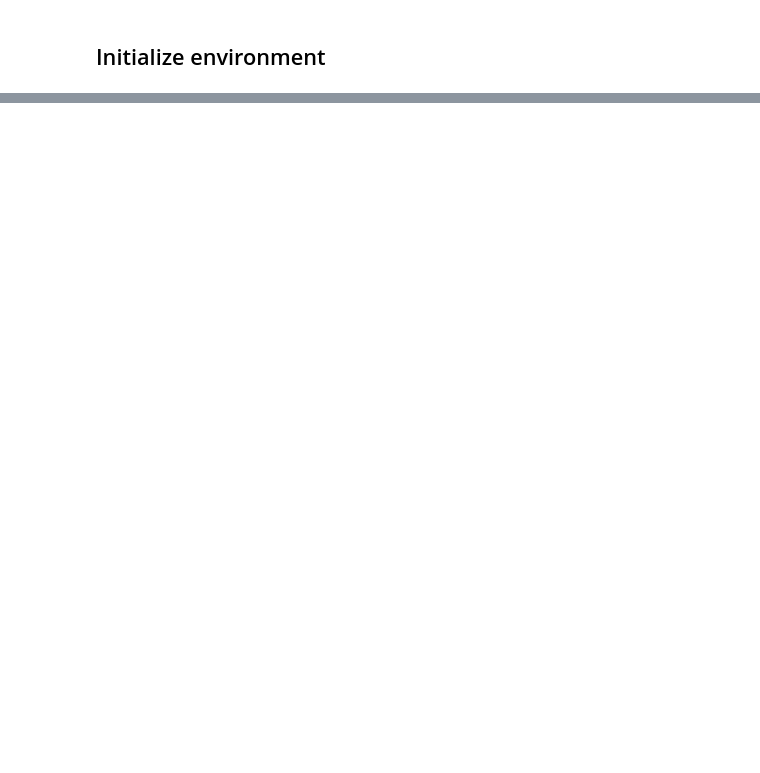
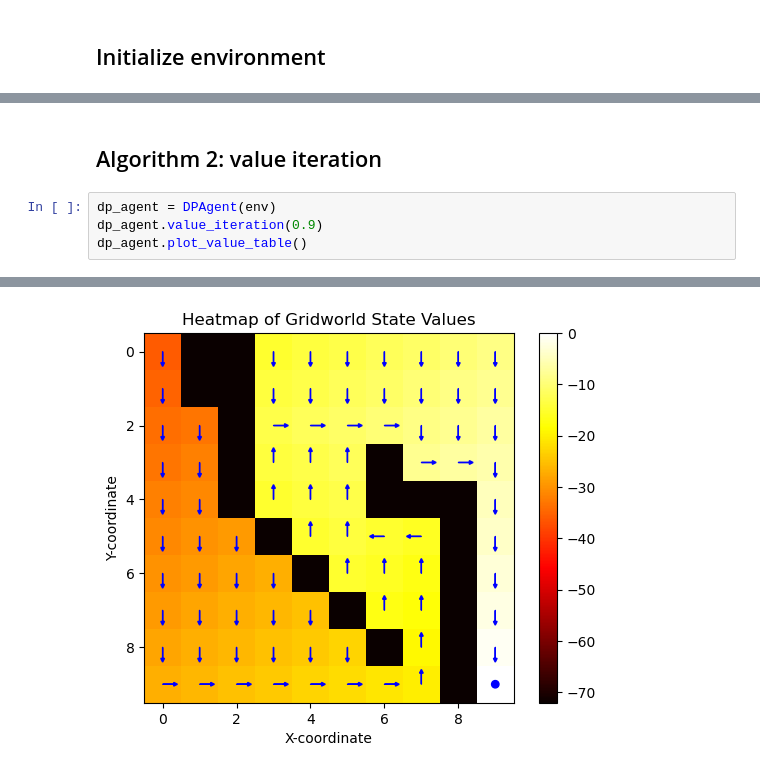
Before and after one commit to iltramont/RL_Grid_World, a Jupyter notebook: main_DPAgent.ipynb, the cells around one changed output, grey strips where cells are left out. Drawn from its saved outputs; the diff is of its cells as text; blank space fills up the shorter version.

```diff
--- a/main_DPAgent.ipynb
+++ b/main_DPAgent.ipynb
@@ -36 +36,8 @@ dp_agent.animate_robot_movement(delay=0.01)
 Target reached!
+# %% [markdown]
+## Algorithm 2: value iteration
+# %%
+dp_agent = DPAgent(env)
+dp_agent.value_iteration(0.9)
+dp_agent.plot_value_table()
+# %% [output]
@@ -36,0 +45 @@ Target reached!
+[figure, added]
```
Also changed, not shown: parts of 7 cells of this notebook, 1 other file.
